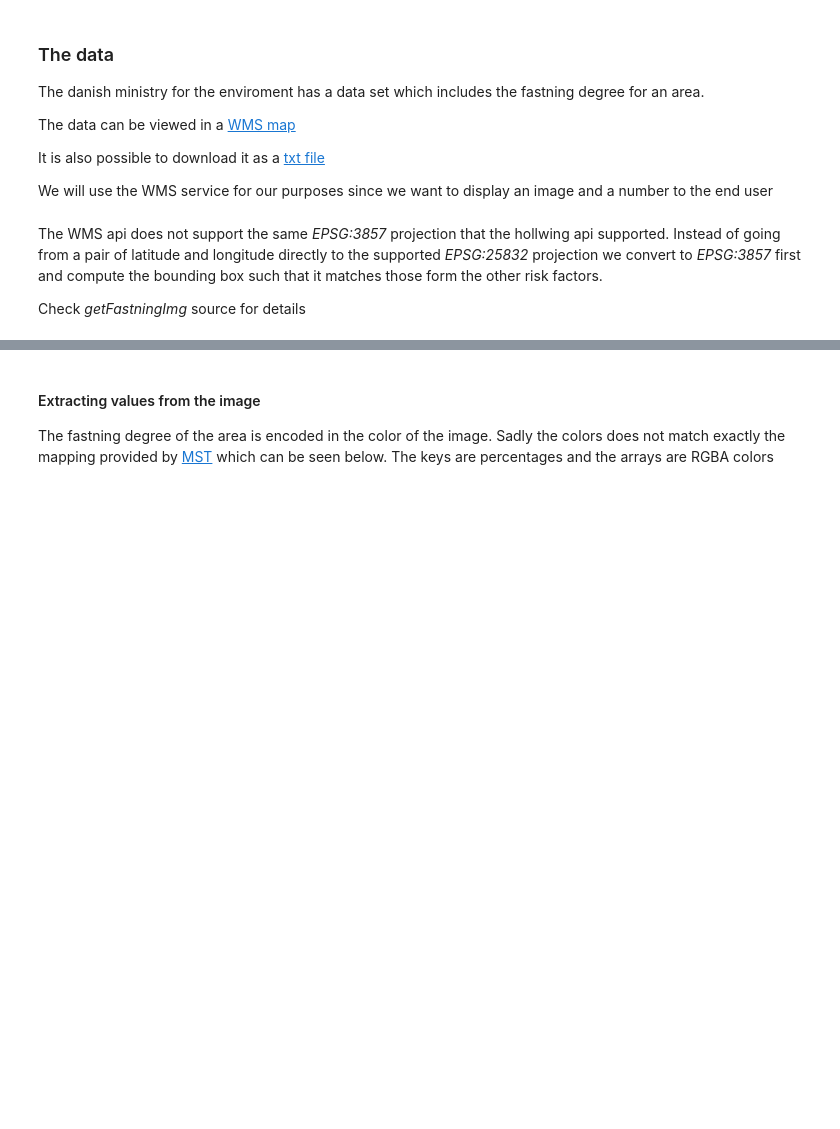
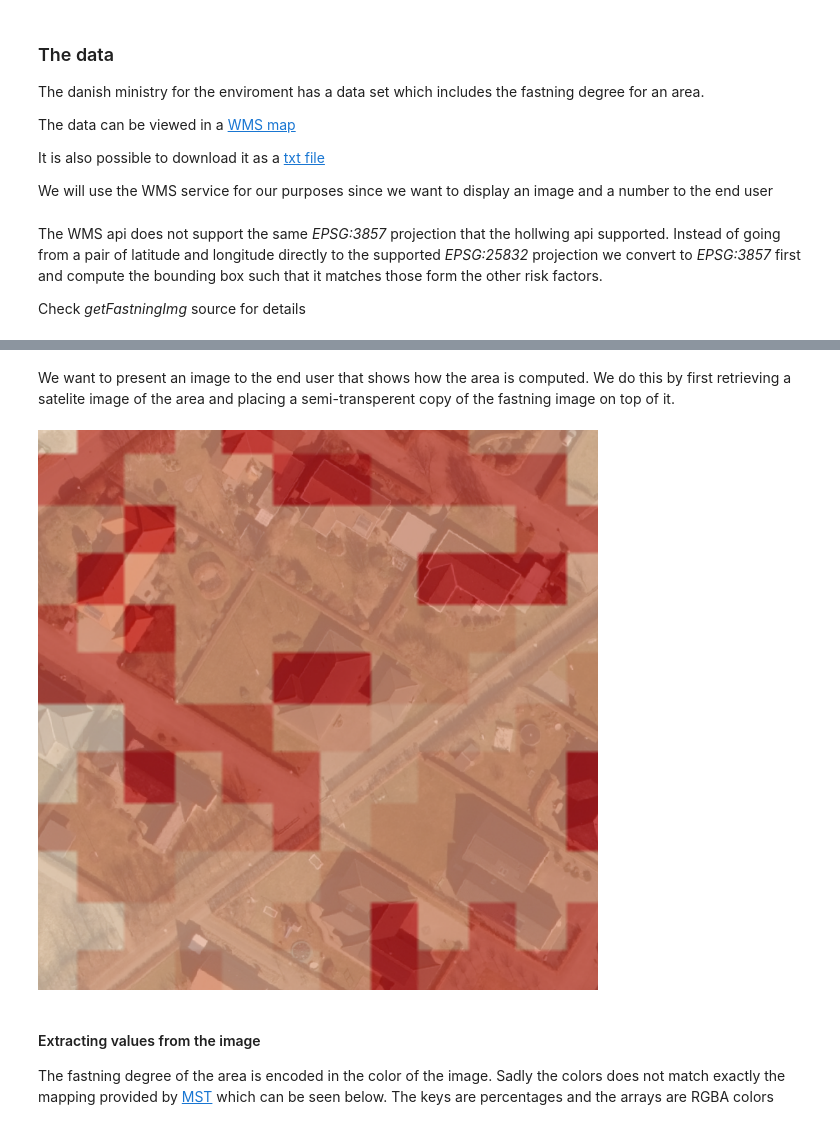
Before and after one commit to Rotendahl/flood_risk, a Jupyter notebook: water_comes/Fastning.ipynb, the cells around one changed output, grey strips where cells are left out. Drawn from its saved outputs; the diff is of its cells as text; code cells hidden in the pictures; blank space fills up the shorter version.

```diff
--- a/water_comes/Fastning.ipynb
+++ b/water_comes/Fastning.ipynb
@@ -32,6 +32,14 @@ img = getFastningImg(x,y)
 img
 # %% [output]
 [figure]
+# %% [markdown]
+We want to present an image to the end user that shows how the area is computed. We do this by first retrieving a satelite image of the area and
+placing a semi-transperent copy of the fastning image on top of it.
+# %%
+from fastning import  mapImg
+mapImg(img, x, y)
+# %% [output]
+[figure, added]
 # %% [markdown]
 #### Extracting values from the image
 The fastning degree of the area is encoded in the color of the image.
```
Also changed, not shown: parts of 4 cells of this notebook, 2 other files.
